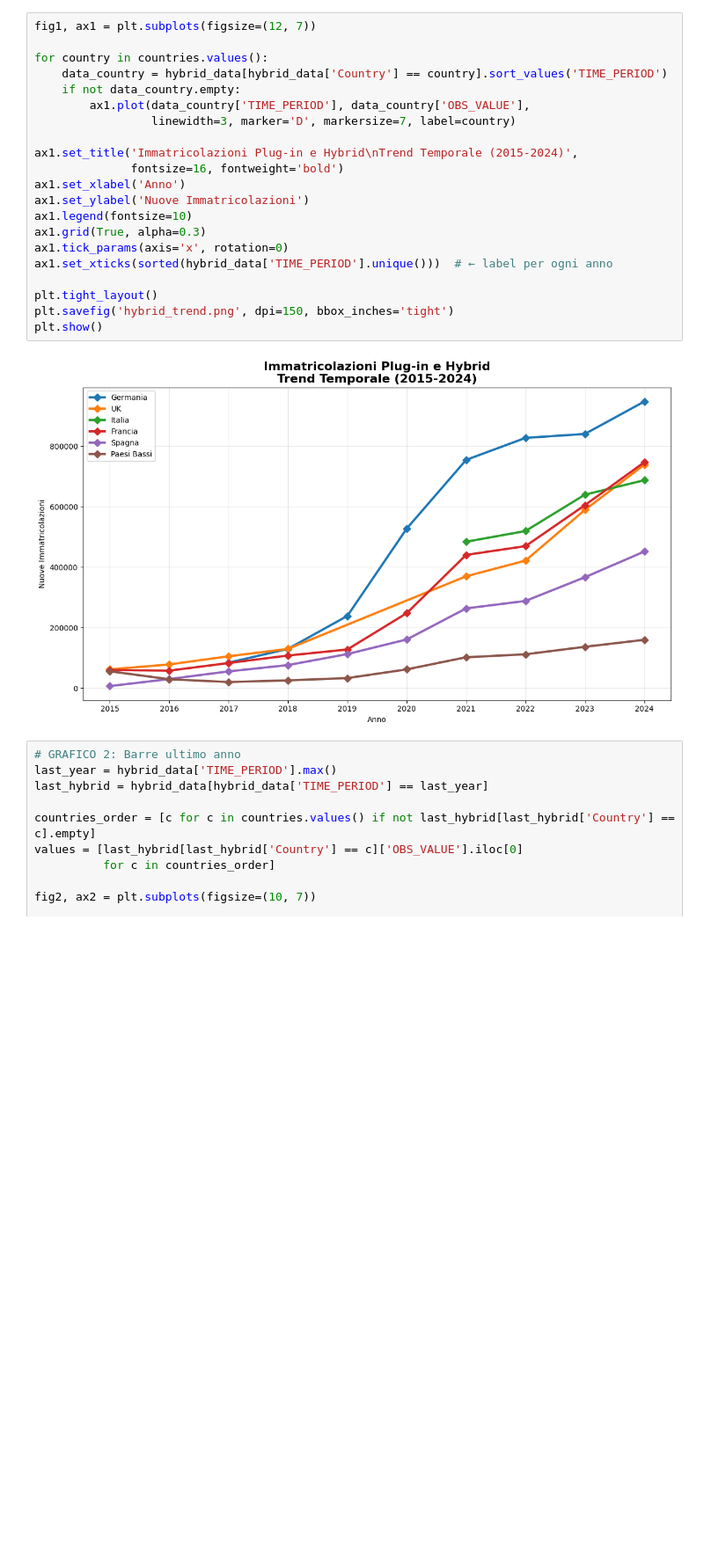
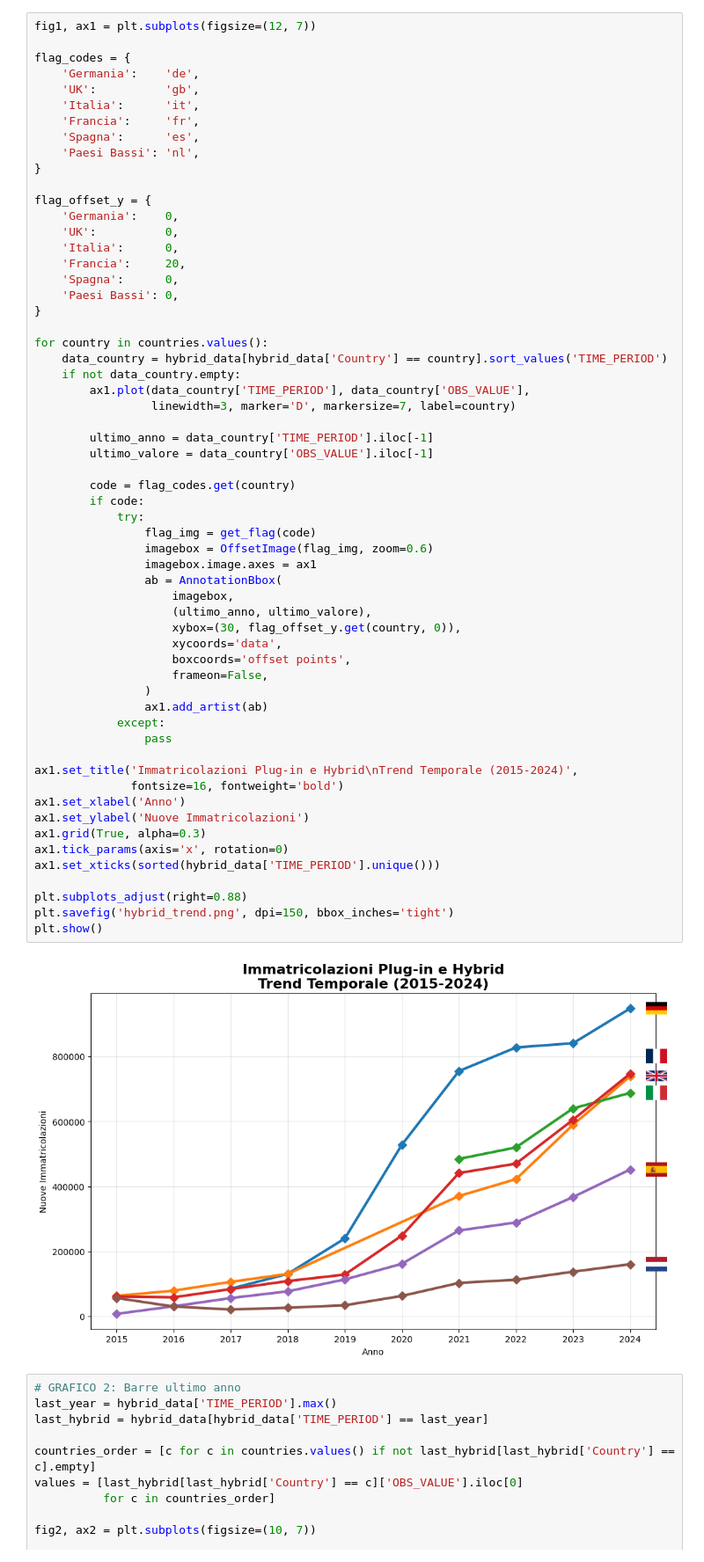
Before and after one commit to MarcoB27/data_visualization, a Jupyter notebook: script/combustion_engine_europe.ipynb, the cells around one changed output. Shown at 88% size. Saved outputs shown, nothing was run; the diff lists cells and outputs as text; blank space fills up the shorter version.

```diff
--- a/script/combustion_engine_europe.ipynb
+++ b/script/combustion_engine_europe.ipynb
@@ -203,26 +284,64 @@ plt.show()
 # %%
 fig1, ax1 = plt.subplots(figsize=(12, 7))
+
+flag_codes = {
+    'Germania':    'de',
+    'UK':          'gb',
+    'Italia':      'it',
+    'Francia':     'fr',
+    'Spagna':      'es',
+    'Paesi Bassi': 'nl',
+}
+
+flag_offset_y = {
+    'Germania':    0,
+    'UK':          0,
+    'Italia':      0,
+    'Francia':     20,
+    'Spagna':      0,
+    'Paesi Bassi': 0,
+}
 
 for country in countries.values():
     data_country = hybrid_data[hybrid_data['Country'] == country].sort_values('TIME_PERIOD')
     if not data_country.empty:
         ax1.plot(data_country['TIME_PERIOD'], data_country['OBS_VALUE'],
                  linewidth=3, marker='D', markersize=7, label=country)
 
+        ultimo_anno = data_country['TIME_PERIOD'].iloc[-1]
+        ultimo_valore = data_country['OBS_VALUE'].iloc[-1]
+
+        code = flag_codes.get(country)
+        if code:
+            try:
+                flag_img = get_flag(code)
+                imagebox = OffsetImage(flag_img, zoom=0.6)
+                imagebox.image.axes = ax1
+                ab = AnnotationBbox(
+                    imagebox,
+                    (ultimo_anno, ultimo_valore),
+                    xybox=(30, flag_offset_y.get(country, 0)),
+                    xycoords='data',
+                    boxcoords='offset points',
+                    frameon=False,
+                )
+                ax1.add_artist(ab)
+            except:
+                pass
+
 ax1.set_title('Immatricolazioni Plug-in e Hybrid\nTrend Temporale (2015-2024)',
               fontsize=16, fontweight='bold')
 ax1.set_xlabel('Anno')
 ax1.set_ylabel('Nuove Immatricolazioni')
-ax1.legend(fontsize=10)
 ax1.grid(True, alpha=0.3)
 ax1.tick_params(axis='x', rotation=0)
-ax1.set_xticks(sorted(hybrid_data['TIME_PERIOD'].unique()))  # ← label per ogni anno
+ax1.set_xticks(sorted(hybrid_data['TIME_PERIOD'].unique()))
 
-plt.tight_layout()
+plt.subplots_adjust(right=0.88)
 plt.savefig('hybrid_trend.png', dpi=150, bbox_inches='tight')
 plt.show()
 # %% [output]
-[figure, old version]
+[figure, new version]
 # %%
 # GRAFICO 2: Barre ultimo anno
 last_year = hybrid_data['TIME_PERIOD'].max()
```
Also changed, not shown: parts of 2 cells of this notebook, 4 other files.
